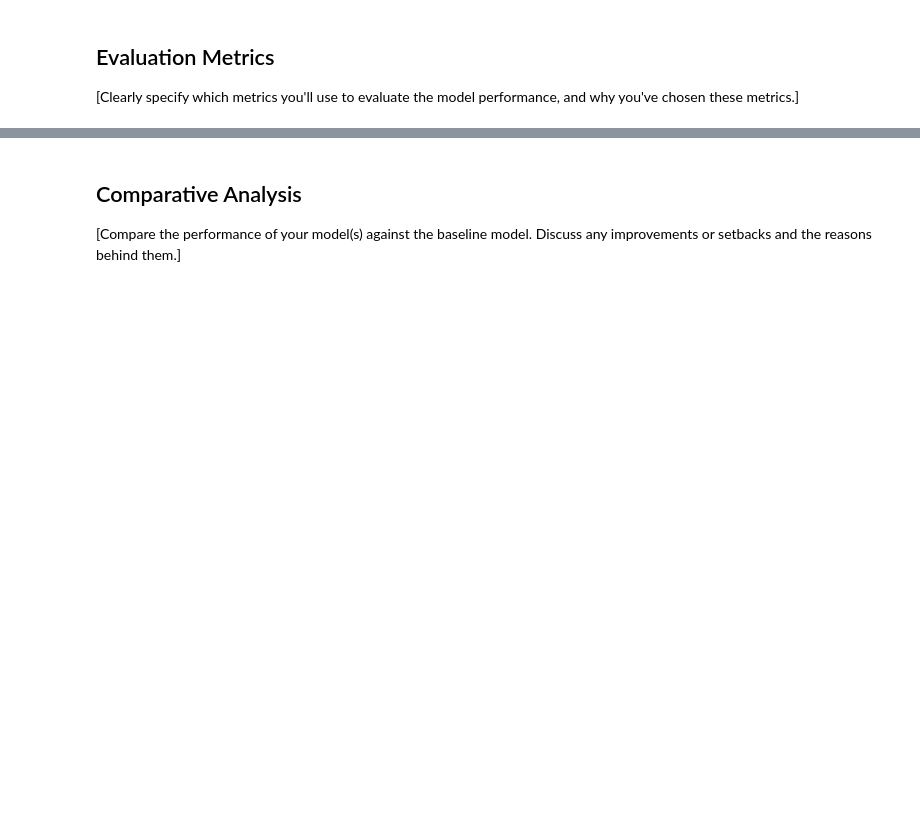
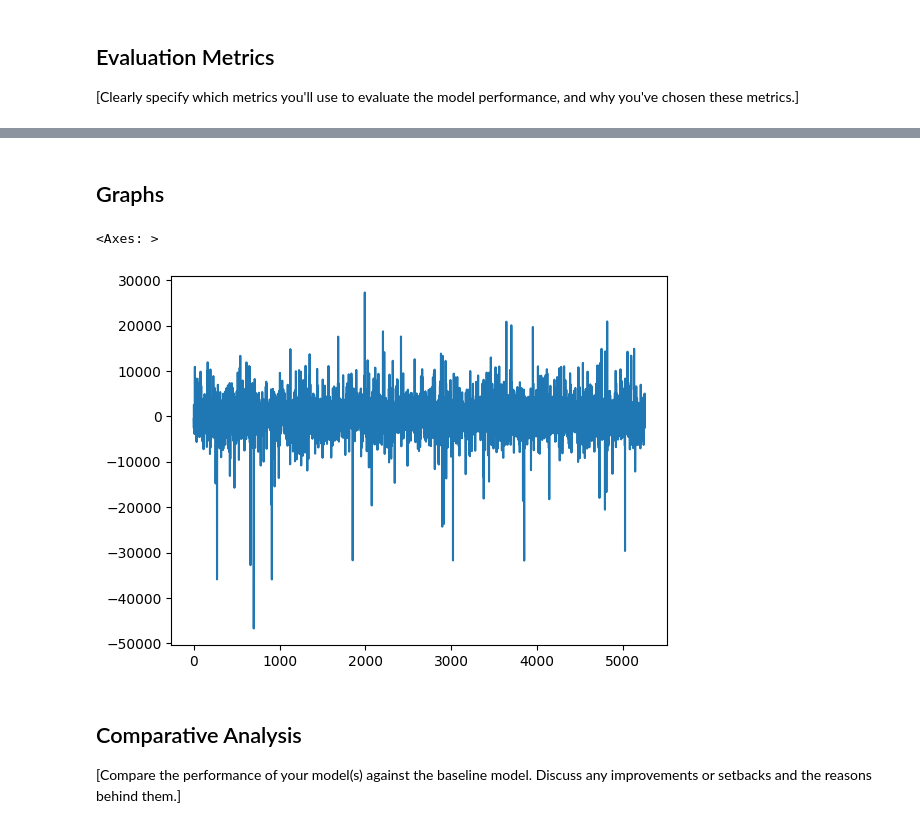
Before and after one commit to EjoelM/Opencampus_SH_TimeSeries_Energy, a Jupyter notebook: 3_Models/lightGBM.ipynb, the cells around one changed output, grey strips where cells are left out. Drawn from its saved outputs; the diff is of its cells as text; code cells hidden in the pictures; blank space fills up the shorter version.

```diff
--- a/3_Models/lightGBM.ipynb
+++ b/3_Models/lightGBM.ipynb
@@ -130,3 +131,15 @@ create_error_metrics(y_test, prediction)
+# %% [markdown]
+## Graphs
+# %%
+df_graph = pd.DataFrame()
+df_graph["y_hat"] = prediction
+df_graph["y"] = y_test.values
+df_graph["y-y_hat"] = df_graph["y"] - df_graph["y_hat"]
+# df_graph["y"].plot()
+df_graph["y-y_hat"].plot()
+# %% [output]
+<Axes: >
+[figure, added]
 # %% [markdown]
 ## Comparative Analysis
 
```
Also changed, not shown: parts of 6 cells of this notebook.
